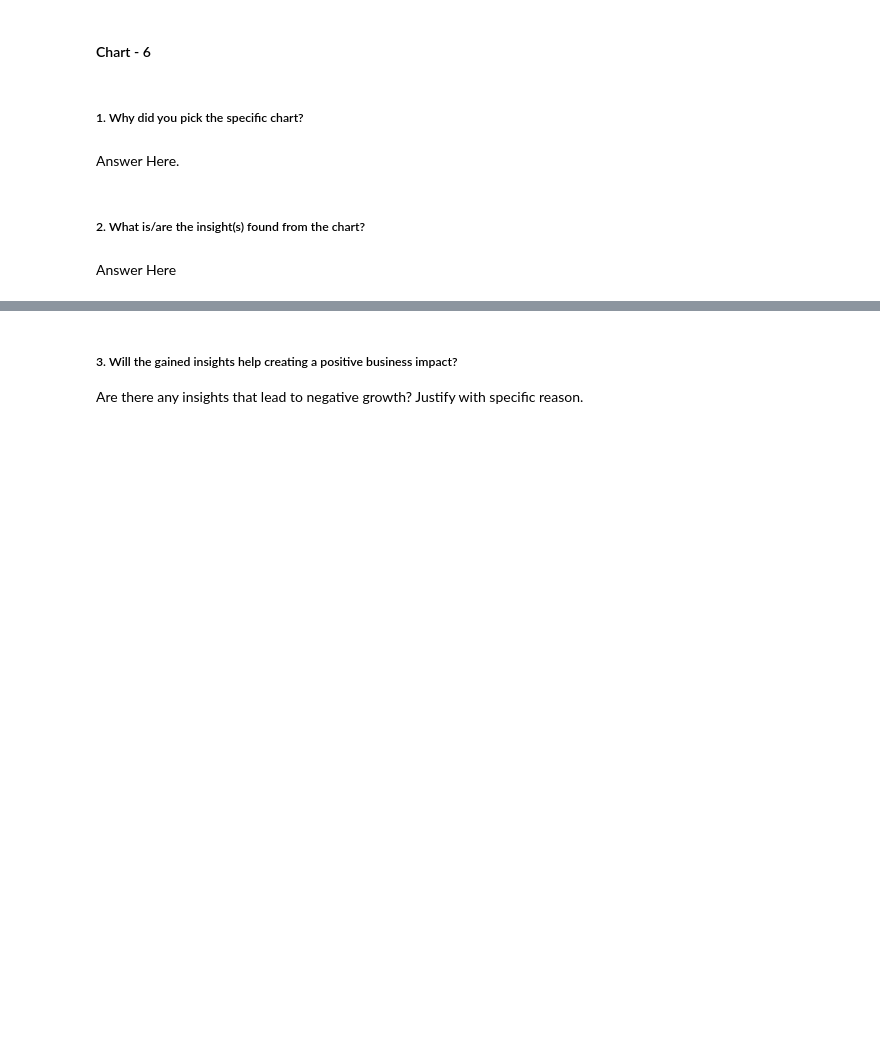
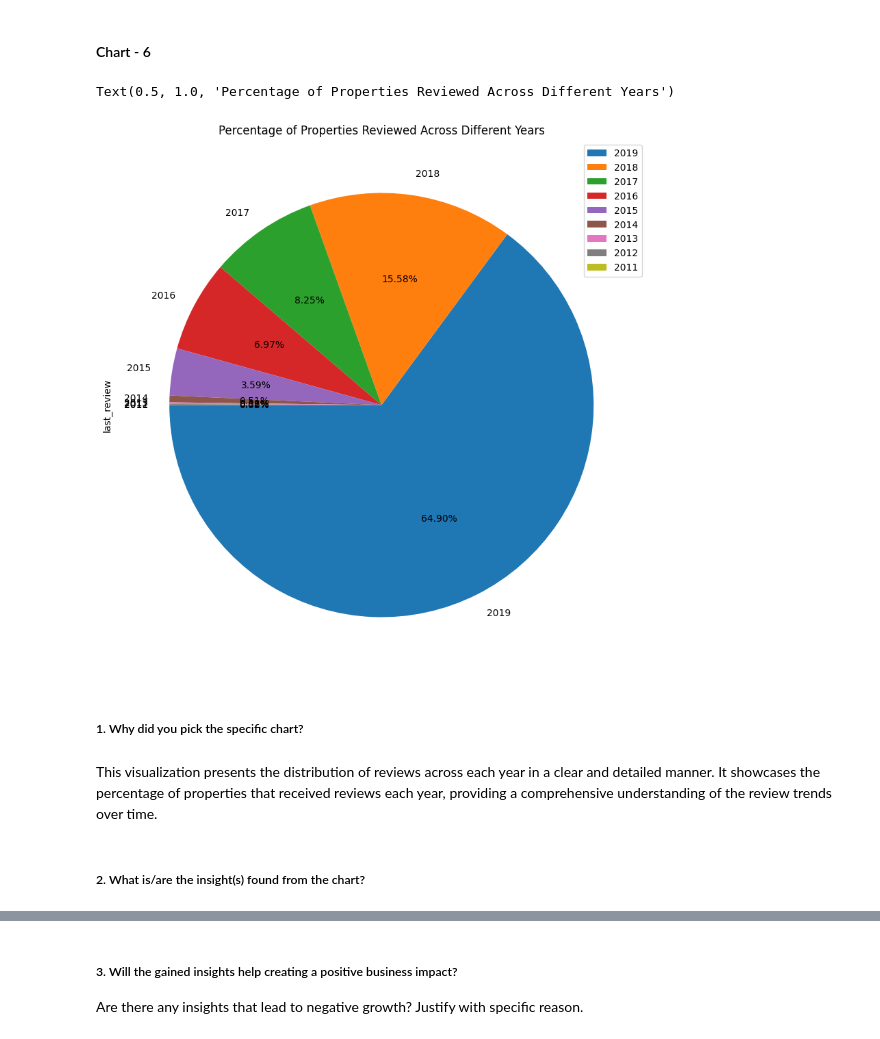
Before and after one commit to Sandykk2/Airbnb-EDA-Analysis-, a Jupyter notebook: Airbnb_EDA_Analysis.ipynb, the cells around one changed output, grey strips where cells are left out. Saved outputs shown, nothing was run; the diff lists cells and outputs as text; code cells hidden in the pictures; blank space fills up the shorter version.

```diff
--- a/Airbnb_EDA_Analysis.ipynb
+++ b/Airbnb_EDA_Analysis.ipynb
@@ -461,8 +489,20 @@ Answer Here
+# %%
+# Chart - 6  percentage of properties reviewed across the years.
+
+# Calculate the count of properties reviewed in each year
+review_1 = na_last_review_df['last_review'].dt.year.value_counts()
+
+# Plot a pie chart to show the percentage of properties reviewed across different years
+review_1.plot(kind='pie', legend=True, autopct='%1.2f%%', startangle=180, figsize=(10, 12))
+
+# Set the plot title
+plt.title("Percentage of Properties Reviewed Across Different Years")
+# %% [output]
+Text(0.5, 1.0, 'Percentage of Properties Reviewed Across Different Years')
+[figure, added]
 # %% [markdown]
 ##### 1. Why did you pick the specific chart?
-# %% [markdown]
-Answer Here.
+# %% [markdown]
+This visualization presents the distribution of reviews across each year in a clear and detailed manner. It showcases the percentage of properties that received reviews each year, providing a comprehensive understanding of the review trends over time.
 # %% [markdown]
 ##### 2. What is/are the insight(s) found from the chart?
-# %% [markdown]
-Answer Here
```
Also changed, not shown: parts of 20 cells of this notebook.
